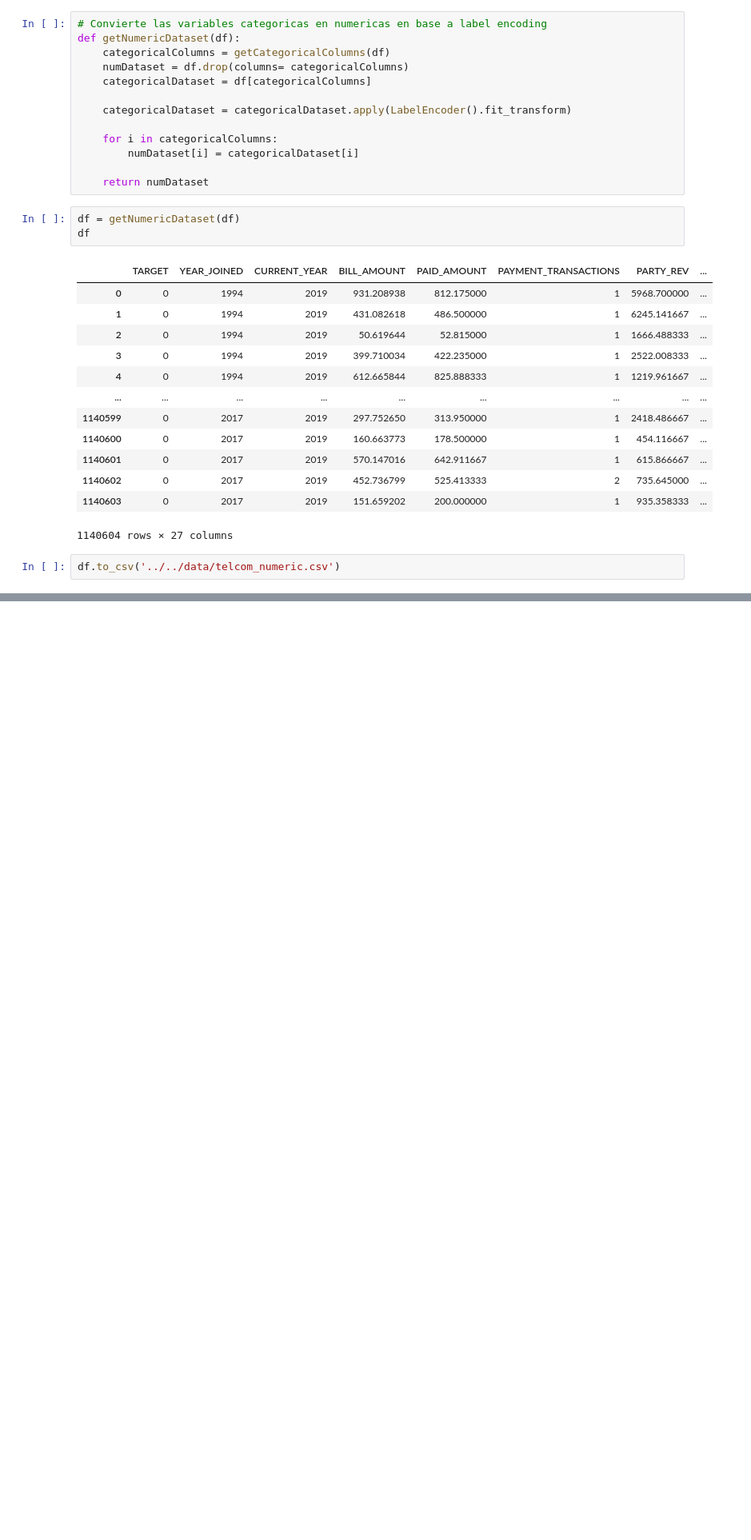
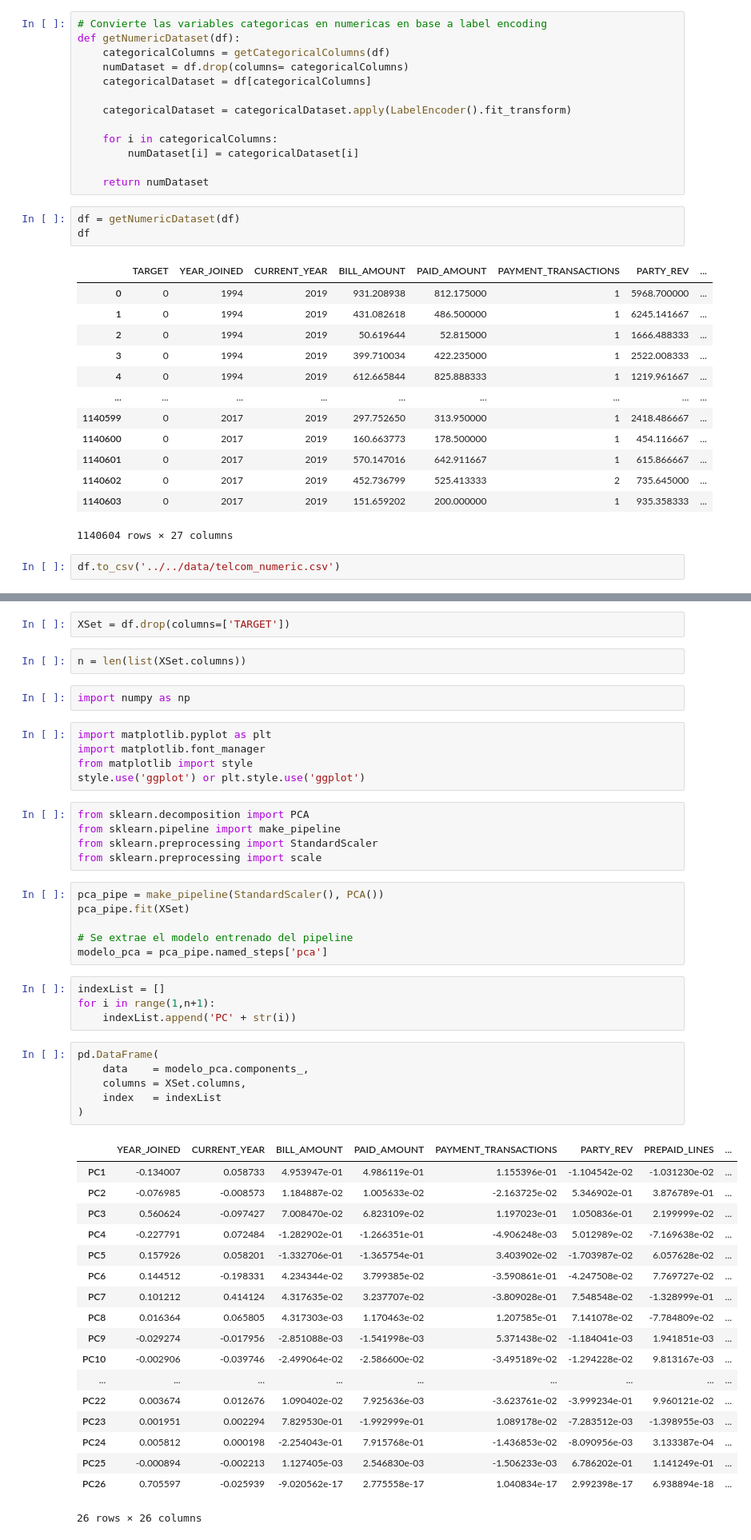
Before and after one commit to new-superuser-alt9193/DeepLearning, a Jupyter notebook: crisp_dm/data_preparation/onehot_encoder.ipynb, the cells around one changed output, grey strips where cells are left out. Shown at 80% size. Saved outputs shown, nothing was run; the diff lists cells and outputs as text; blank space fills up the shorter version.

```diff
--- a/crisp_dm/data_preparation/onehot_encoder.ipynb
+++ b/crisp_dm/data_preparation/onehot_encoder.ipynb
@@ -113,0 +71,51 @@ imputed_pca_df
+# %%
+XSet = df.drop(columns=['TARGET'])
+# %%
+n = len(list(XSet.columns))
+# %%
+import numpy as np
+# %%
+import matplotlib.pyplot as plt
+import matplotlib.font_manager
+from matplotlib import style
+style.use('ggplot') or plt.style.use('ggplot')
+# %%
+from sklearn.decomposition import PCA
+from sklearn.pipeline import make_pipeline
+from sklearn.preprocessing import StandardScaler
+from sklearn.preprocessing import scale
+# %%
+pca_pipe = make_pipeline(StandardScaler(), PCA())
+pca_pipe.fit(XSet)
+
+# Se extrae el modelo entrenado del pipeline
+modelo_pca = pca_pipe.named_steps['pca']
+# %%
+indexList = []
+for i in range(1,n+1):
+    indexList.append('PC' + str(i))
+# %%
+pd.DataFrame(
+    data    = modelo_pca.components_,
+    columns = XSet.columns,
+    index   = indexList
+)
+# %% [output]
+|  | YEAR_JOINED | CURRENT_YEAR | BILL_AMOUNT | PAID_AMOUNT | PAYMENT_TRANSACTIONS | PARTY_REV | PREPAID_LINES | ... |
+| PC1 | -0.134007 | 0.058733 | 4.953947e-01 | 4.986119e-01 | 1.155396e-01 | -1.104542e-02 | -1.031230e-02 | ... |
+| PC2 | -0.076985 | -0.008573 | 1.184887e-02 | 1.005633e-02 | -2.163725e-02 | 5.346902e-01 | 3.876789e-01 | ... |
+| PC3 | 0.560624 | -0.097427 | 7.008470e-02 | 6.823109e-02 | 1.197023e-01 | 1.050836e-01 | 2.199999e-02 | ... |
+| PC4 | -0.227791 | 0.072484 | -1.282902e-01 | -1.266351e-01 | -4.906248e-03 | 5.012989e-02 | -7.169638e-02 | ... |
+| PC5 | 0.157926 | 0.058201 | -1.332706e-01 | -1.365754e-01 | 3.403902e-02 | -1.703987e-02 | 6.057628e-02 | ... |
+| PC6 | 0.144512 | -0.198331 | 4.234344e-02 | 3.799385e-02 | -3.590861e-01 | -4.247508e-02 | 7.769727e-02 | ... |
+| PC7 | 0.101212 | 0.414124 | 4.317635e-02 | 3.237707e-02 | -3.809028e-01 | 7.548548e-02 | -1.328999e-01 | ... |
+| PC8 | 0.016364 | 0.065805 | 4.317303e-03 | 1.170463e-02 | 1.207585e-01 | 7.141078e-02 | -7.784809e-02 | ... |
+| PC9 | -0.029274 | -0.017956 | -2.851088e-03 | -1.541998e-03 | 5.371438e-02 | -1.184041e-03 | 1.941851e-03 | ... |
+| PC10 | -0.002906 | -0.039746 | -2.499064e-02 | -2.586600e-02 | -3.495189e-02 | -1.294228e-02 | 9.813167e-03 | ... |
+| ... | ... | ... | ... | ... | ... | ... | ... | ... |
+| PC22 | 0.003674 | 0.012676 | 1.090402e-02 | 7.925636e-03 | -3.623761e-02 | -3.999234e-01 | 9.960121e-02 | ... |
+| PC23 | 0.001951 | 0.002294 | 7.829530e-01 | -1.992999e-01 | 1.089178e-02 | -7.283512e-03 | -1.398955e-03 | ... |
+| PC24 | 0.005812 | 0.000198 | -2.254043e-01 | 7.915768e-01 | -1.436853e-02 | -8.090956e-03 | 3.133387e-04 | ... |
+| PC25 | -0.000894 | -0.002213 | 1.127405e-03 | 2.546830e-03 | -1.506233e-03 | 6.786202e-01 | 1.141249e-01 | ... |
+| PC26 | 0.705597 | -0.025939 | -9.020562e-17 | 2.775558e-17 | 1.040834e-17 | 2.992398e-17 | 6.938894e-18 | ... |
+26 rows × 26 columns
```
Also changed, not shown: parts of 13 cells of this notebook.
